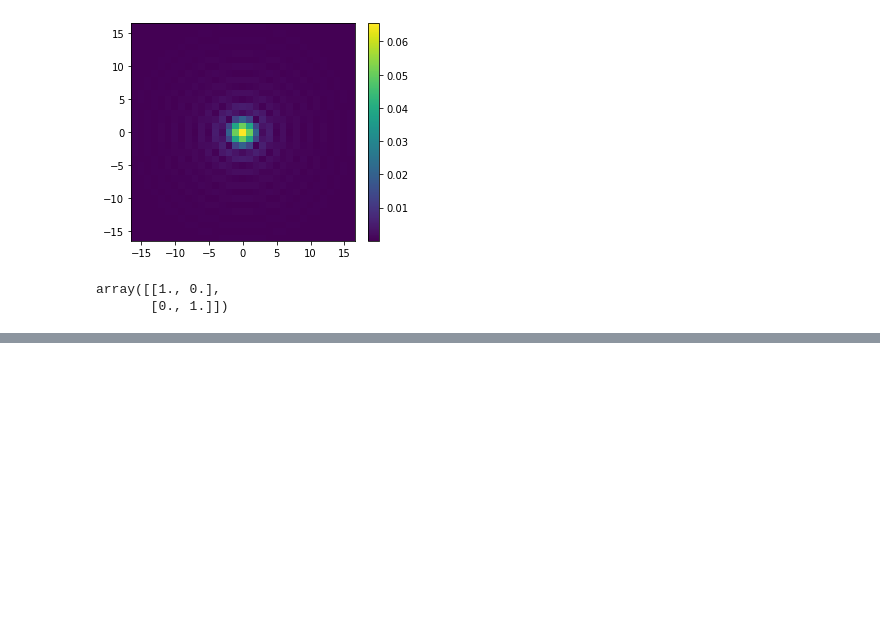
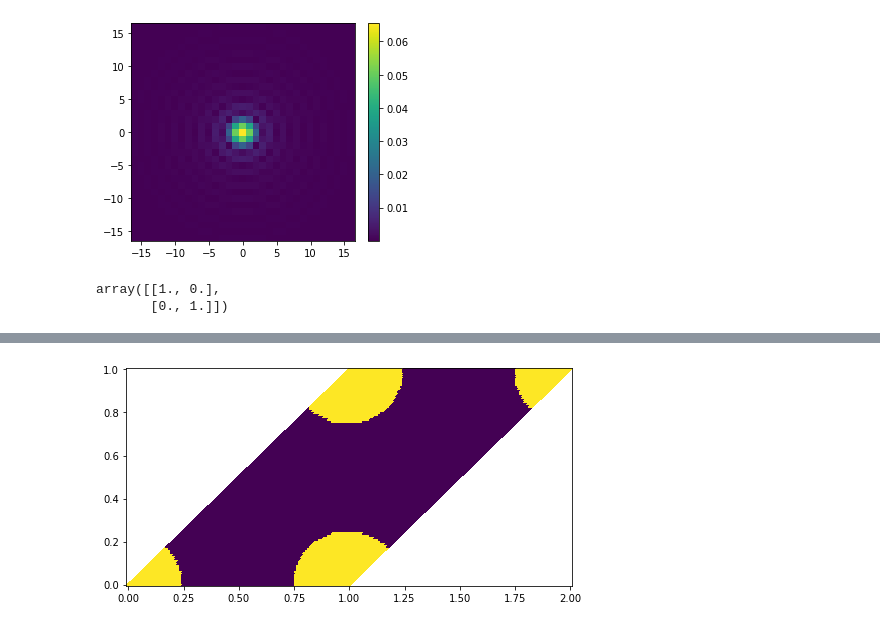
Before and after one commit to markus7800/VoxelNet, a Jupyter notebook: voxelization.ipynb, the cells around one changed output, grey strips where cells are left out. Cells and saved outputs as stored; diff of their text form; code cells hidden in the pictures; blank space fills up the shorter version.

```diff
--- a/voxelization.ipynb
+++ b/voxelization.ipynb
@@ -388,0 +392,15 @@ def reciprocal_lattice(s, A, n=101, g0=-16, g1=16, d=2):
+# %%
+def plot_2D_realspace_lattice(A, xi, SR):
+    n = len(xi)
+    x1, x2 = np.meshgrid(xi, xi)
+    X = np.vstack((x1.reshape(1,-1), x2.reshape(1,-1))) # (2,n*n)
+    R = A.dot(X)
+    r1 = R[0,:].reshape(n,n)
+    r2 = R[1,:].reshape(n,n)
+
+    l1 = np.abs(r1).max()
+    l2 = np.abs(r2).max()
+
+    plt.figure(figsize=(4 * l1/l2,4))
+    plt.pcolormesh(r1, r2, SR, shading='auto')
+    plt.show()
@@ -452,0 +480,11 @@ plt.show()
+# %%
+A = np.array([
+    [1., 1.],
+    [0., 1.]
+])
+# %%
+xi, sr = bravais_lattice(corner_spheres, A)
+# %%
+plot_2D_realspace_lattice(A, xi, sr)
+# %% [output]
+[figure, added]
```
Also changed, not shown: parts of 24 cells of this notebook.
